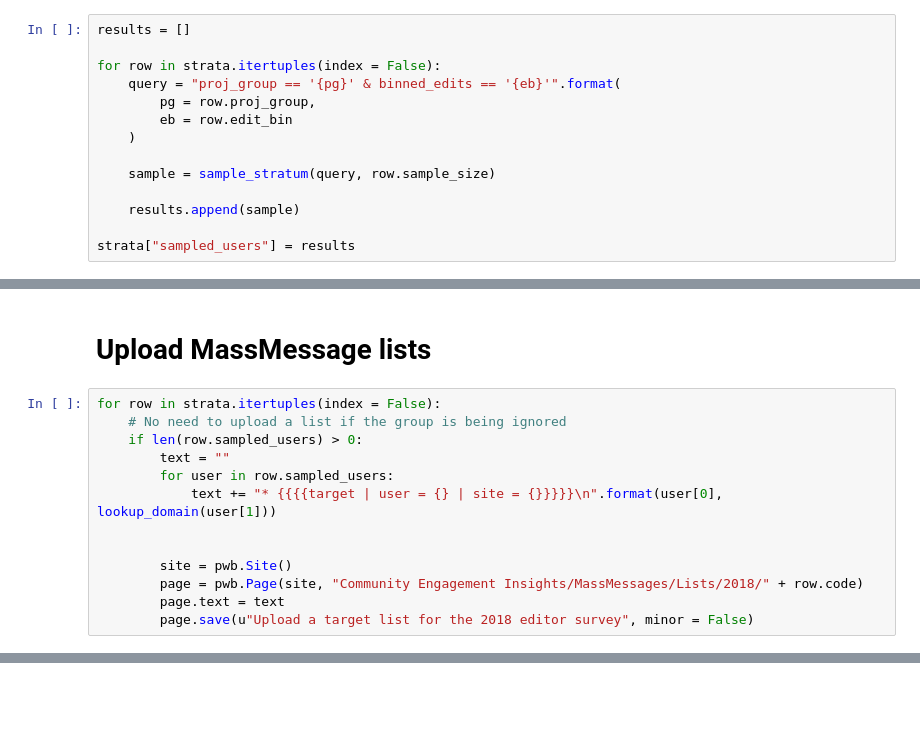
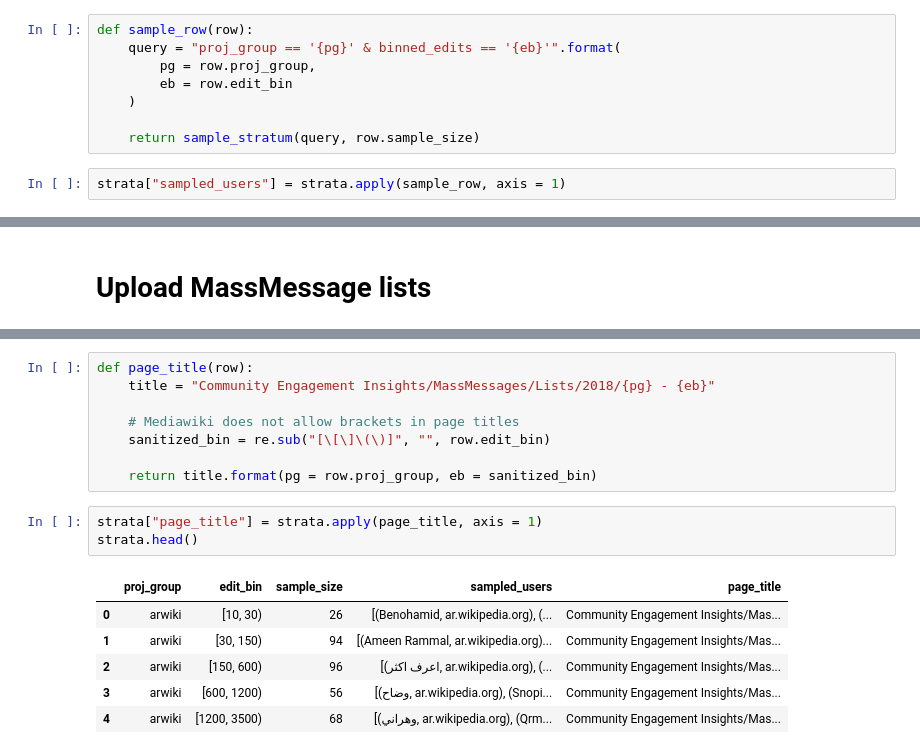
Before and after one commit to wikimedia-research/Community-Insights-sampling, a Jupyter notebook: sampling.ipynb, the cells around one changed output, grey strips where cells are left out. Drawn from its saved outputs; the diff is of its cells as text; blank space fills up the shorter version.

Commit message:
Finish updating sampling and list uploading code

```diff
--- a/sampling.ipynb
+++ b/sampling.ipynb
@@ -108,16 +109,12 @@ def sample_stratum(stratum_query, sample_size):
 
     return sample_list
 # %%
-results = []
-
-for row in strata.itertuples(index = False):
+def sample_row(row):
     query = "proj_group == '{pg}' & binned_edits == '{eb}'".format(
         pg = row.proj_group,
         eb = row.edit_bin
     )
 
-    sample = sample_stratum(query, row.sample_size)
-
-    results.append(sample)
-
-strata["sampled_users"] = results
+    return sample_stratum(query, row.sample_size)
+# %%
+strata["sampled_users"] = strata.apply(sample_row, axis = 1)
@@ -150,15 +136,2 @@ Page [[User:Neil P. Quinn-WMF/Pywikibot test]] saved
 # %% [markdown]
 # Upload MassMessage lists
-# %%
-for row in strata.itertuples(index = False):
-    # No need to upload a list if the group is being ignored
-    if len(row.sampled_users) > 0:
-        text = ""
-        for user in row.sampled_users:
-            text += "* {{{{target | user = {} | site = {}}}}}\n".format(user[0], lookup_domain(user[1]))
-
-
-        site = pwb.Site()
-        page = pwb.Page(site, "Community Engagement Insights/MassMessages/Lists/2018/" + row.code)
-        page.text = text
-        page.save(u"Upload a target list for the 2018 editor survey", minor = False)
@@ -164,0 +169,18 @@ for row in strata.itertuples(index = False):
+# %%
+def page_title(row):
+    title = "Community Engagement Insights/MassMessages/Lists/2018/{pg} - {eb}"
+
+    # Mediawiki does not allow brackets in page titles
+    sanitized_bin = re.sub("[\[\]\(\)]", "", row.edit_bin)
+
+    return title.format(pg = row.proj_group, eb = sanitized_bin)
+# %%
+strata["page_title"] = strata.apply(page_title, axis = 1)
+strata.head()
+# %% [output]
+|  | proj_group | edit_bin | sample_size | sampled_users | page_title |
+| 0 | arwiki | [10, 30) | 26 | [(Benohamid, ar.wikipedia.org), (... | Community Engagement Insights/Mas... |
+| 1 | arwiki | [30, 150) | 94 | [(Ameen Rammal, ar.wikipedia.org)... | Community Engagement Insights/Mas... |
+| 2 | arwiki | [150, 600) | 96 | [(اعرف اكثر, ar.wikipedia.org), (... | Community Engagement Insights/Mas... |
+| 3 | arwiki | [600, 1200) | 56 | [(وضاح, ar.wikipedia.org), (Snopi... | Community Engagement Insights/Mas... |
+| 4 | arwiki | [1200, 3500) | 68 | [(وهراني, ar.wikipedia.org), (Qrm... | Community Engagement Insights/Mas... |
```
Also changed, not shown: parts of 19 cells of this notebook.
